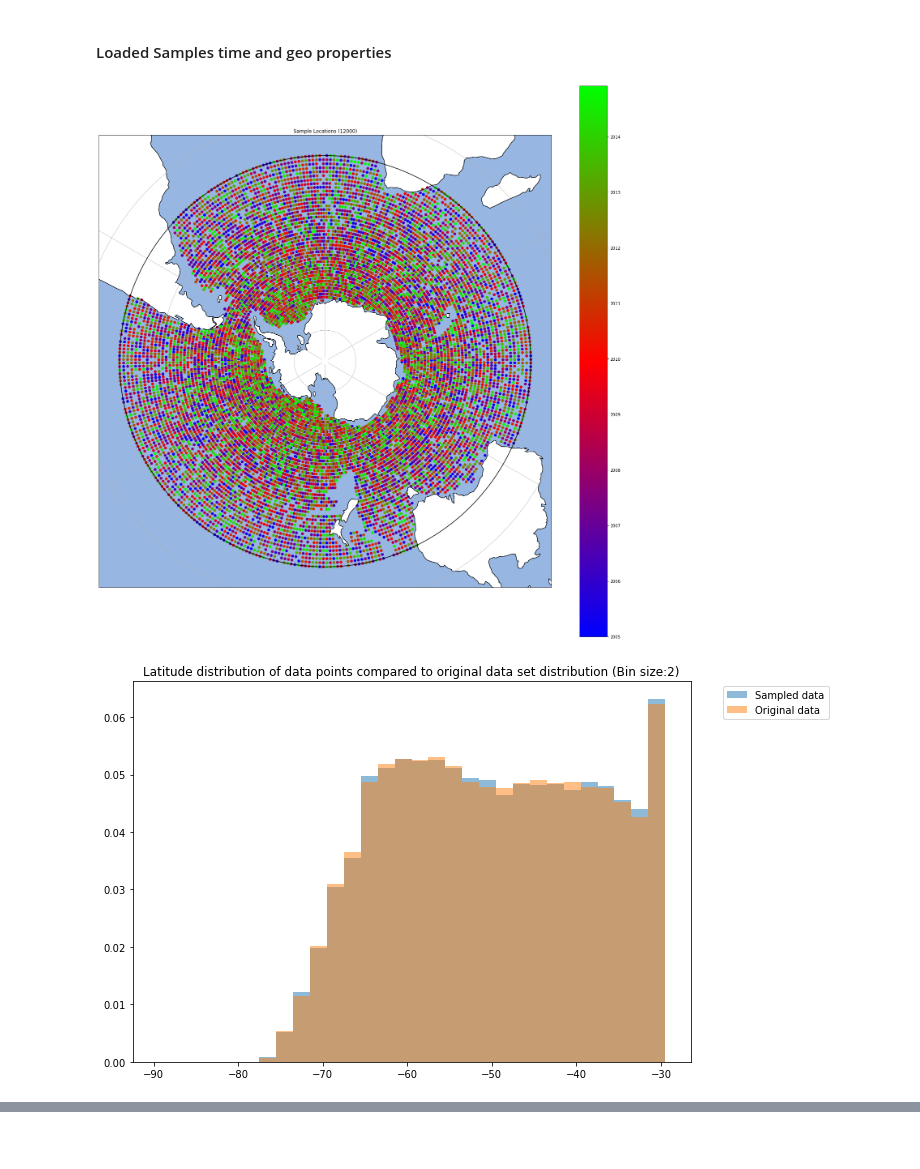
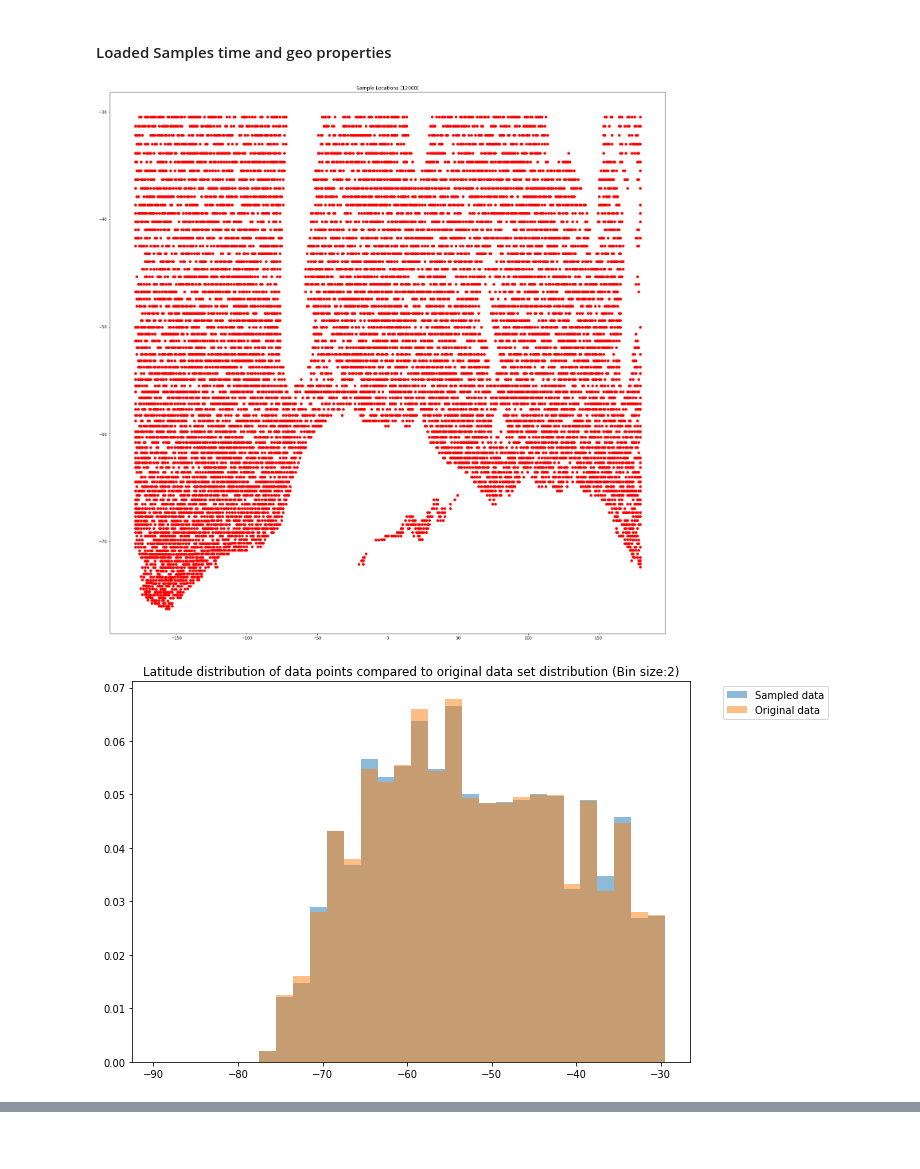
Before and after one commit to el1247/BAS_AI4ER_SAM, a Jupyter notebook: notebooks/exploratory/1.0_el_UKESM1SampleLoad.ipynb, the cells around one changed output, grey strips where cells are left out. Drawn from its saved outputs; the diff is of its cells as text; code cells hidden in the pictures.

Commit message:
Creating and exporting GMM sample data-UKESM

```diff
--- a/notebooks/exploratory/1.0_el_UKESM1SampleLoad.ipynb
+++ b/notebooks/exploratory/1.0_el_UKESM1SampleLoad.ipynb
@@ -22,8 +22,9 @@ approvedIds = ["r1i1p1f2", "r2i1p1f2", "r3i1p1f2"] #insert start of approved mem
 levSel = slice(0, 2000) #Selected levels to be investigated
 maxLat = -30 #Selected latitude to be investigated
 maskName = "OceanMaskUKESM"
+runIdSel = 0
 lastESMDecade = slice('2005-01','2014-12')
-sampleFileName = "GMMSampleTimeGeo3.npy"
+sampleFileName = "GMMSampleTimeGeoUK1.npy"
 # %% [markdown]
 <br>
 # %% [markdown]
@@ -286,6 +289,12 @@ def locationPlotSimple(dataArray, size, plotNo):
     ax.gridlines()
     plt.scatter(dataArray[1], dataArray[0], transform=ccrs.PlateCarree(), color = "Red")
     plt.plot(np.arange(0,361,1),np.ones(361)*-29.5, transform=ccrs.PlateCarree(), color="Black")
+    plt.title("Sample Locations ("+str(len(dataArray[0]))+")")
+
+def locationPlotSimpleRec(dataArray, size, plotNo):
+    '''Plots locations of numpy arrays'''
+    plt.figure(plotNo, figsize=size)
+    plt.scatter(dataArray[1], dataArray[0], color = "Red")
     plt.title("Sample Locations ("+str(len(dataArray[0]))+")")
 
 def locationPlot(dataArray, size, plotNo):
@@ -328,7 +337,7 @@ def lonDistribution(dataArray, binSize, plotNo):
     '''Plots longitude distribution of input data array'''
     if not binSize: binSize = 3
     plt.figure(plotNo)
-    lonDistri = np.arange(0, 360.1, binSize)
+    lonDistri = np.arange(-180, 180.1, binSize)
     plt.hist(dataArray[1], bins = lonDistri)
     plt.title("Longitude distribution of data points (Bin size:"+str(binSize)+")")
 
@@ -336,7 +345,7 @@ def lonDistributionCompare(dataArrayS, dataArrayO, binSize, plotNo):
     '''Plots and compares longitude distribution of input data arrays'''
     if not binSize: binSize = 3
     plt.figure(plotNo, figsize=(10,7))
-    lonDistri = np.arange(0, 360.1, binSize)
+    lonDistri = np.arange(-180, 180.1, binSize)
     lonWeightsS = np.ones_like(dataArrayS[1])/float(len(dataArrayS[1]))
     lonWeightsO = np.ones_like(dataArrayO[1])/float(len(dataArrayO[1]))
     plt.hist(dataArrayS[1], bins = lonDistri, weights = lonWeightsS, alpha=0.5, label="Sampled data")
@@ -373,11 +380,11 @@ mapPlot(oceanMask, "Loaded Southern Ocean Mask", 1)
 # %% [markdown]
 #### Loaded Samples time and geo properties
 # %%
-locationPlot(sampleDataPoints, (25,25), 1)
+locationPlotSimpleRec(sampleDataPoints, (25,25), 1)
 latDistributionCompare(sampleDataPoints, geoRange, 2, 2)
 lonDistributionCompare(sampleDataPoints, geoRange, 3, 3)
 lonDistributionCompare(sampleDataPoints, geoRange, 10, 4)
 timeDistribution(sampleDataPoints, 5)
 # %% [output]
-[figure, old version]
+[figure, new version]
-[figure, old version]
+[figure, new version]
```
Also changed, not shown: parts of 10 cells of this notebook, 4 other files.
